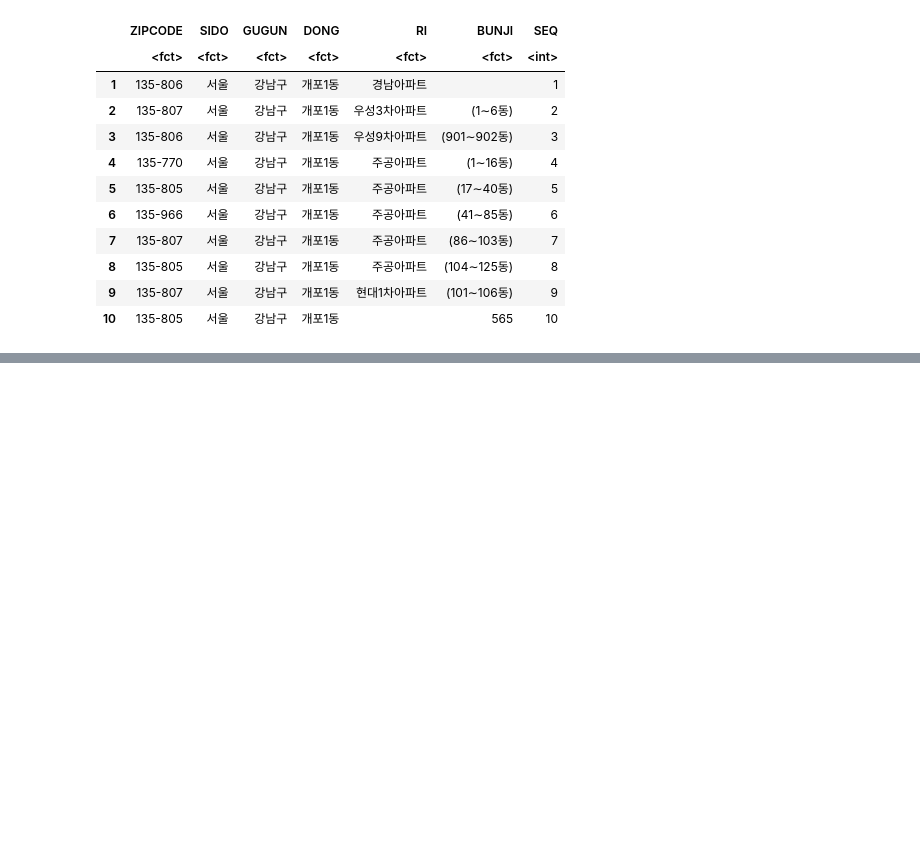
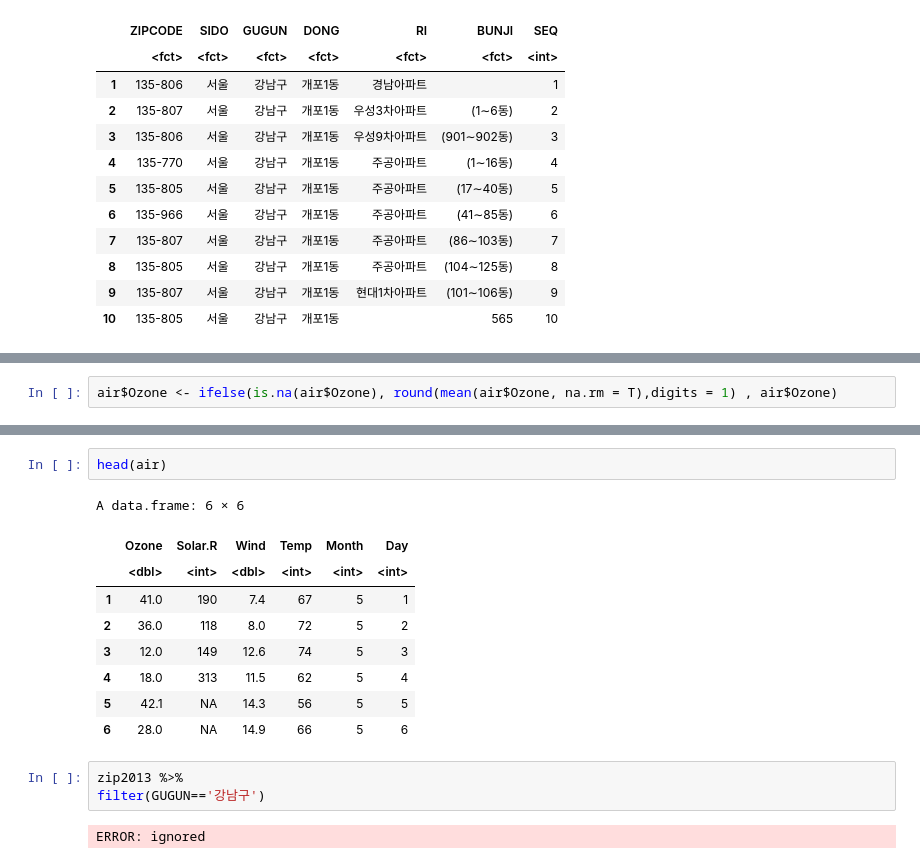
Before and after one commit to Jungsan005/R_statstics, a Jupyter notebook: 데이터프레임_다루기.ipynb, the cells around one changed output, grey strips where cells are left out. Cells and saved outputs as stored; diff of their text form; blank space fills up the shorter version.

```diff
--- a/데이터프레임_다루기.ipynb
+++ b/데이터프레임_다루기.ipynb
@@ -437,0 +469,2 @@ A data.frame: 10 × 7
+# %%
+air$Ozone <- ifelse(is.na(air$Ozone), round(mean(air$Ozone, na.rm = T),digits = 1) , air$Ozone)
@@ -437,0 +476,17 @@ A data.frame: 10 × 7
+# %%
+head(air)
+# %% [output]
+A data.frame: 6 × 6
+|  | Ozone | Solar.R | Wind | Temp | Month | Day |
+|  | <dbl> | <int> | <dbl> | <int> | <int> | <int> |
+| 1 | 41.0 | 190 | 7.4 | 67 | 5 | 1 |
+| 2 | 36.0 | 118 | 8.0 | 72 | 5 | 2 |
+| 3 | 12.0 | 149 | 12.6 | 74 | 5 | 3 |
+| 4 | 18.0 | 313 | 11.5 | 62 | 5 | 4 |
+| 5 | 42.1 | NA | 14.3 | 56 | 5 | 5 |
+| 6 | 28.0 | NA | 14.9 | 66 | 5 | 6 |
+# %%
+zip2013 %>%
+filter(GUGUN=='강남구')
+# %% [output]
+ERROR: ignored
```
Also changed, not shown: parts of 5 cells of this notebook.
